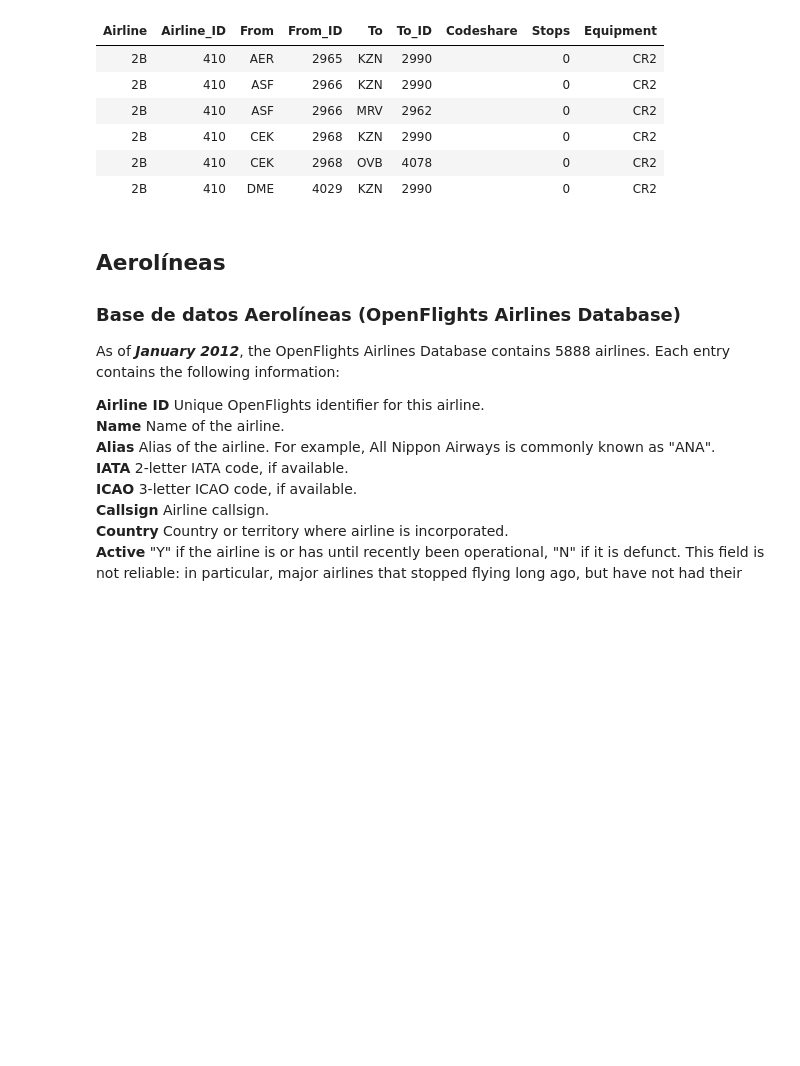
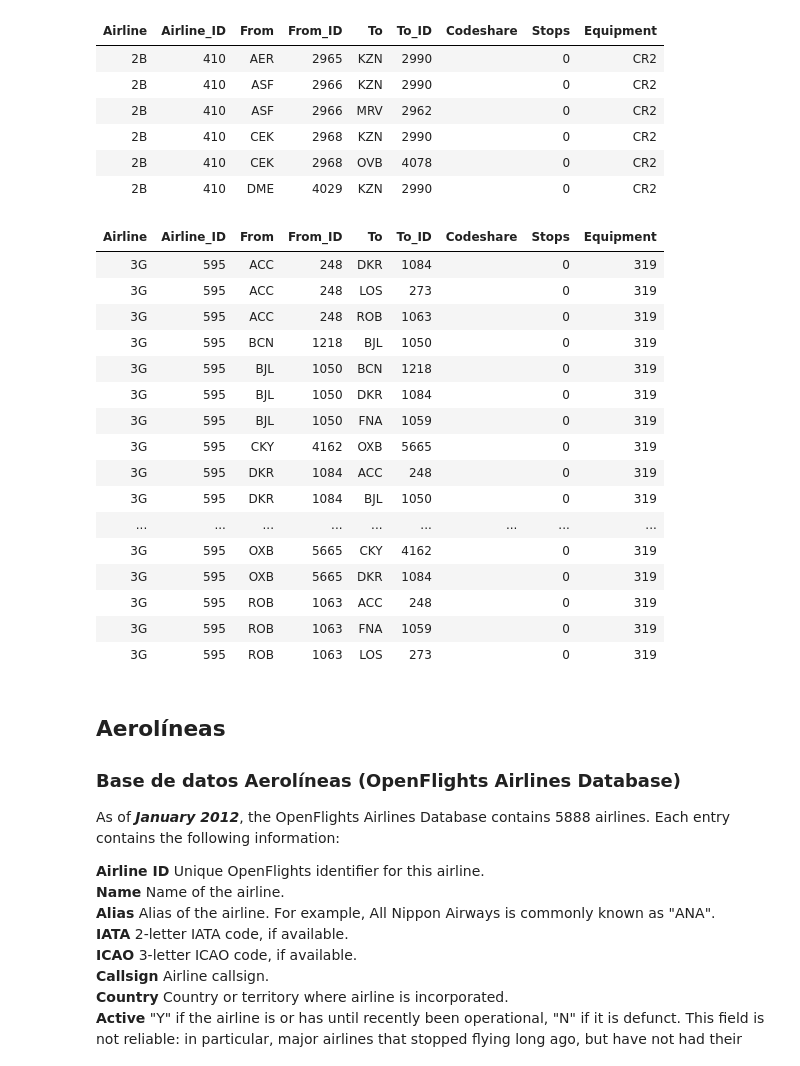
Before and after one commit to Yuriyama/Proyecto_aerolineas, a Jupyter notebook: Code/Procesamiento_datos.ipynb, the cells around one changed output. Cells and saved outputs as stored; diff of their text form; code cells hidden in the pictures; blank space fills up the shorter version.

```diff
--- a/Code/Procesamiento_datos.ipynb
+++ b/Code/Procesamiento_datos.ipynb
@@ -111,6 +111,26 @@ head(tabla_rutas2017)
 | 2B | 410 | CEK | 2968 | KZN | 2990 |  | 0 | CR2 |
 | 2B | 410 | CEK | 2968 | OVB | 4078 |  | 0 | CR2 |
 | 2B | 410 | DME | 4029 | KZN | 2990 |  | 0 | CR2 |
+# %%
+tabla_rutas2017 %>% dplyr::filter(Airline == "3G")
+# %% [output]
+| Airline | Airline_ID | From | From_ID | To | To_ID | Codeshare | Stops | Equipment |
+| 3G | 595 | ACC | 248 | DKR | 1084 |  | 0 | 319 |
+| 3G | 595 | ACC | 248 | LOS | 273 |  | 0 | 319 |
+| 3G | 595 | ACC | 248 | ROB | 1063 |  | 0 | 319 |
+| 3G | 595 | BCN | 1218 | BJL | 1050 |  | 0 | 319 |
+| 3G | 595 | BJL | 1050 | BCN | 1218 |  | 0 | 319 |
+| 3G | 595 | BJL | 1050 | DKR | 1084 |  | 0 | 319 |
+| 3G | 595 | BJL | 1050 | FNA | 1059 |  | 0 | 319 |
+| 3G | 595 | CKY | 4162 | OXB | 5665 |  | 0 | 319 |
+| 3G | 595 | DKR | 1084 | ACC | 248 |  | 0 | 319 |
+| 3G | 595 | DKR | 1084 | BJL | 1050 |  | 0 | 319 |
+| ... | ... | ... | ... | ... | ... | ... | ... | ... |
+| 3G | 595 | OXB | 5665 | CKY | 4162 |  | 0 | 319 |
+| 3G | 595 | OXB | 5665 | DKR | 1084 |  | 0 | 319 |
+| 3G | 595 | ROB | 1063 | ACC | 248 |  | 0 | 319 |
+| 3G | 595 | ROB | 1063 | FNA | 1059 |  | 0 | 319 |
+| 3G | 595 | ROB | 1063 | LOS | 273 |  | 0 | 319 |
 # %% [markdown]
 ## Aerolíneas
 
```
Also changed, not shown: parts of 37 cells of this notebook, 2 other files.
